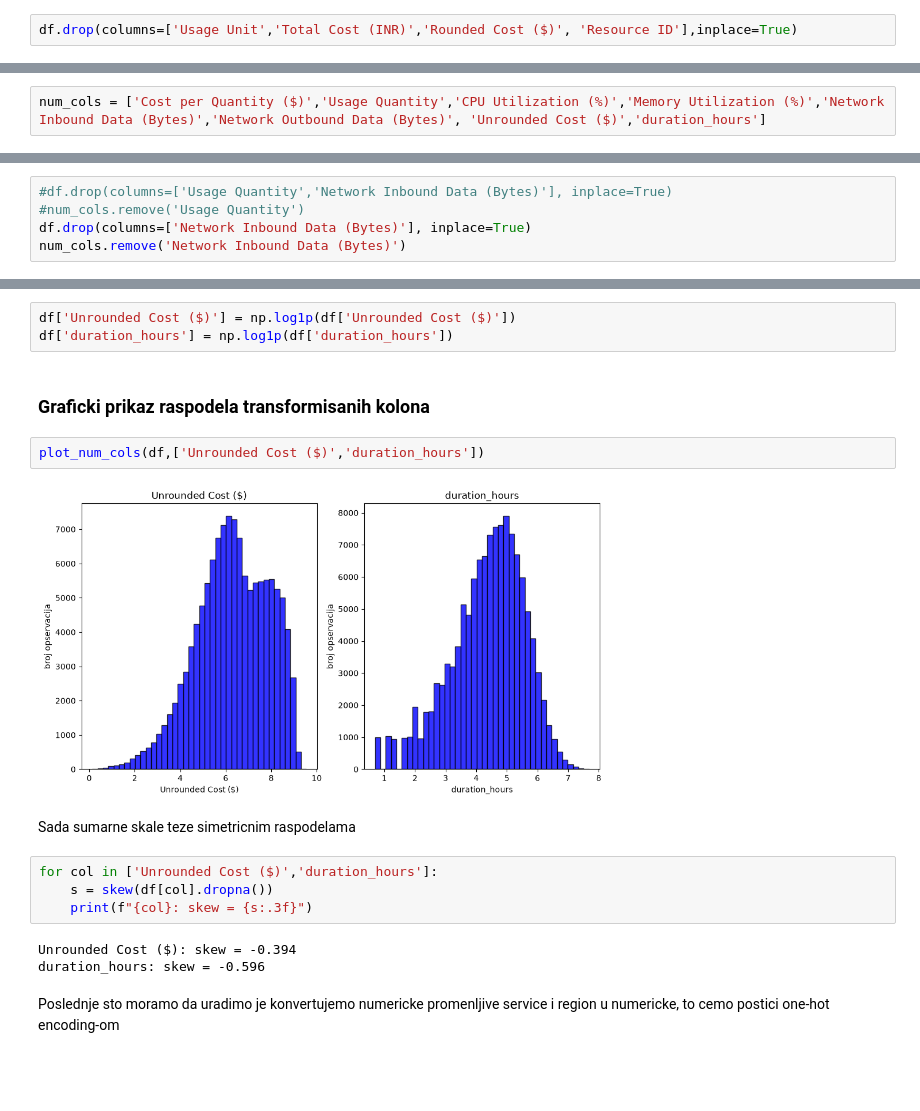
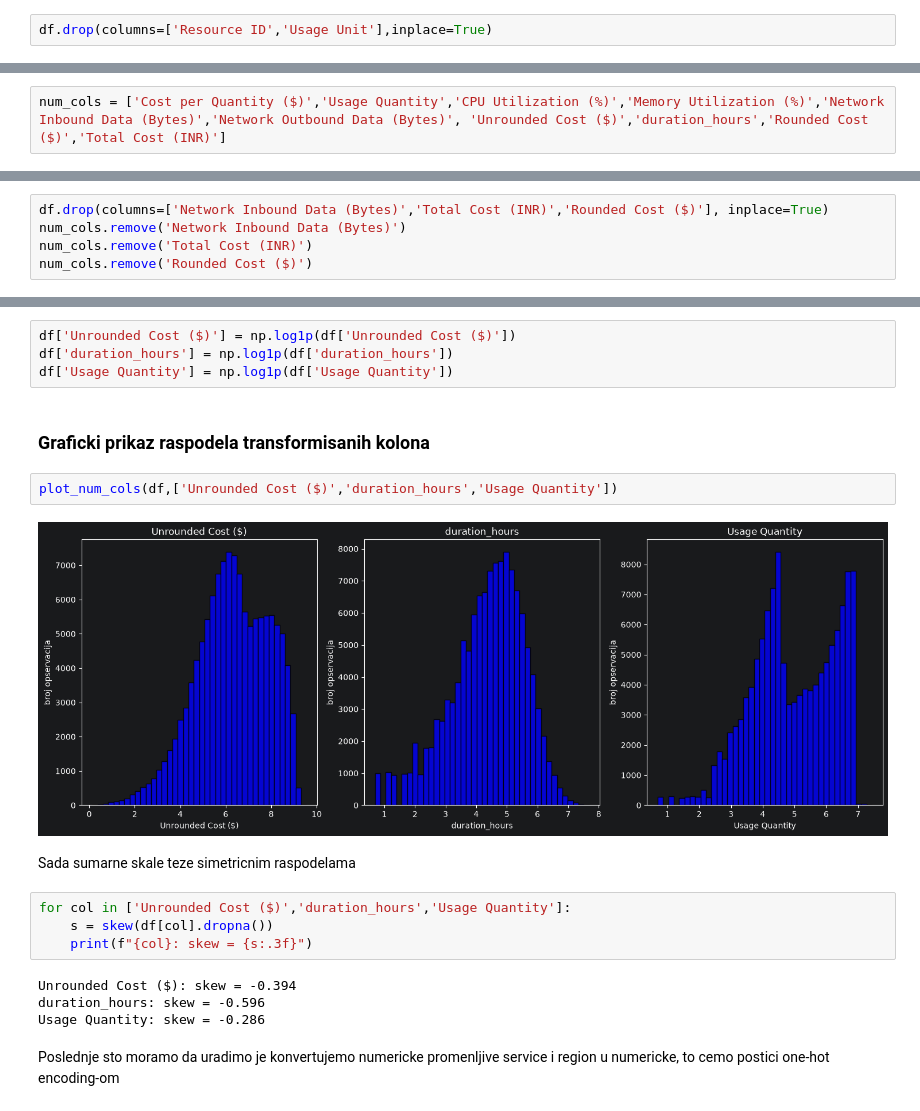
Before and after one commit to LukaDervisevic/GCPCostPreditionModel, a Jupyter notebook: gcp_nn.ipynb, the cells around one changed output, grey strips where cells are left out. Drawn from its saved outputs; the diff is of its cells as text; blank space fills up the shorter version.

```diff
--- a/gcp_nn.ipynb
+++ b/gcp_nn.ipynb
@@ -109,3 +105,3 @@ Od numerickih promenljivi cemo na prvi pogled izbaciti kolone Rounded Cost i Tot
 # %%
-df.drop(columns=['Usage Unit','Total Cost (INR)','Rounded Cost ($)', 'Resource ID'],inplace=True)
+df.drop(columns=['Resource ID','Usage Unit'],inplace=True)
 # %% [markdown]
@@ -149,2 +141,2 @@ Pre same agregacije izvrsicemo proveru negativnih vrednosti numerickih promenlji
 # %%
-num_cols = ['Cost per Quantity ($)','Usage Quantity','CPU Utilization (%)','Memory Utilization (%)','Network Inbound Data (Bytes)','Network Outbound Data (Bytes)', 'Unrounded Cost ($)','duration_hours']
+num_cols = ['Cost per Quantity ($)','Usage Quantity','CPU Utilization (%)','Memory Utilization (%)','Network Inbound Data (Bytes)','Network Outbound Data (Bytes)', 'Unrounded Cost ($)','duration_hours','Rounded Cost ($)','Total Cost (INR)']
@@ -181,8 +170,8 @@ plot_correlation_heatmap(df,num_cols)
 # %%
-#df.drop(columns=['Usage Quantity','Network Inbound Data (Bytes)'], inplace=True)
-#num_cols.remove('Usage Quantity')
-df.drop(columns=['Network Inbound Data (Bytes)'], inplace=True)
+df.drop(columns=['Network Inbound Data (Bytes)','Total Cost (INR)','Rounded Cost ($)'], inplace=True)
 num_cols.remove('Network Inbound Data (Bytes)')
+num_cols.remove('Total Cost (INR)')
+num_cols.remove('Rounded Cost ($)')
 # %%
 plot_correlation_heatmap(df,num_cols)
 # %% [output]
@@ -240,21 +231,23 @@ duration_hours: skew = 2.708
 # %%
 df['Unrounded Cost ($)'] = np.log1p(df['Unrounded Cost ($)'])
 df['duration_hours'] = np.log1p(df['duration_hours'])
+df['Usage Quantity'] = np.log1p(df['Usage Quantity'])
 # %% [markdown]
 ### Graficki prikaz raspodela transformisanih kolona
 # %%
-plot_num_cols(df,['Unrounded Cost ($)','duration_hours'])
+plot_num_cols(df,['Unrounded Cost ($)','duration_hours','Usage Quantity'])
 # %% [output]
-[figure, old version]
+[figure, new version]
 # %% [markdown]
 Sada sumarne skale teze simetricnim raspodelama
 # %%
-for col in ['Unrounded Cost ($)','duration_hours']:
+for col in ['Unrounded Cost ($)','duration_hours','Usage Quantity']:
     s = skew(df[col].dropna())
     print(f"{col}: skew = {s:.3f}")
 # %% [output]
 Unrounded Cost ($): skew = -0.394
 duration_hours: skew = -0.596
+Usage Quantity: skew = -0.286
 # %% [markdown]
 Poslednje sto moramo da uradimo je konvertujemo numericke promenljive service i region u numericke, to cemo postici one-hot encoding-om
 # %%
```
Also changed, not shown: parts of 44 cells of this notebook, 1 other file.
